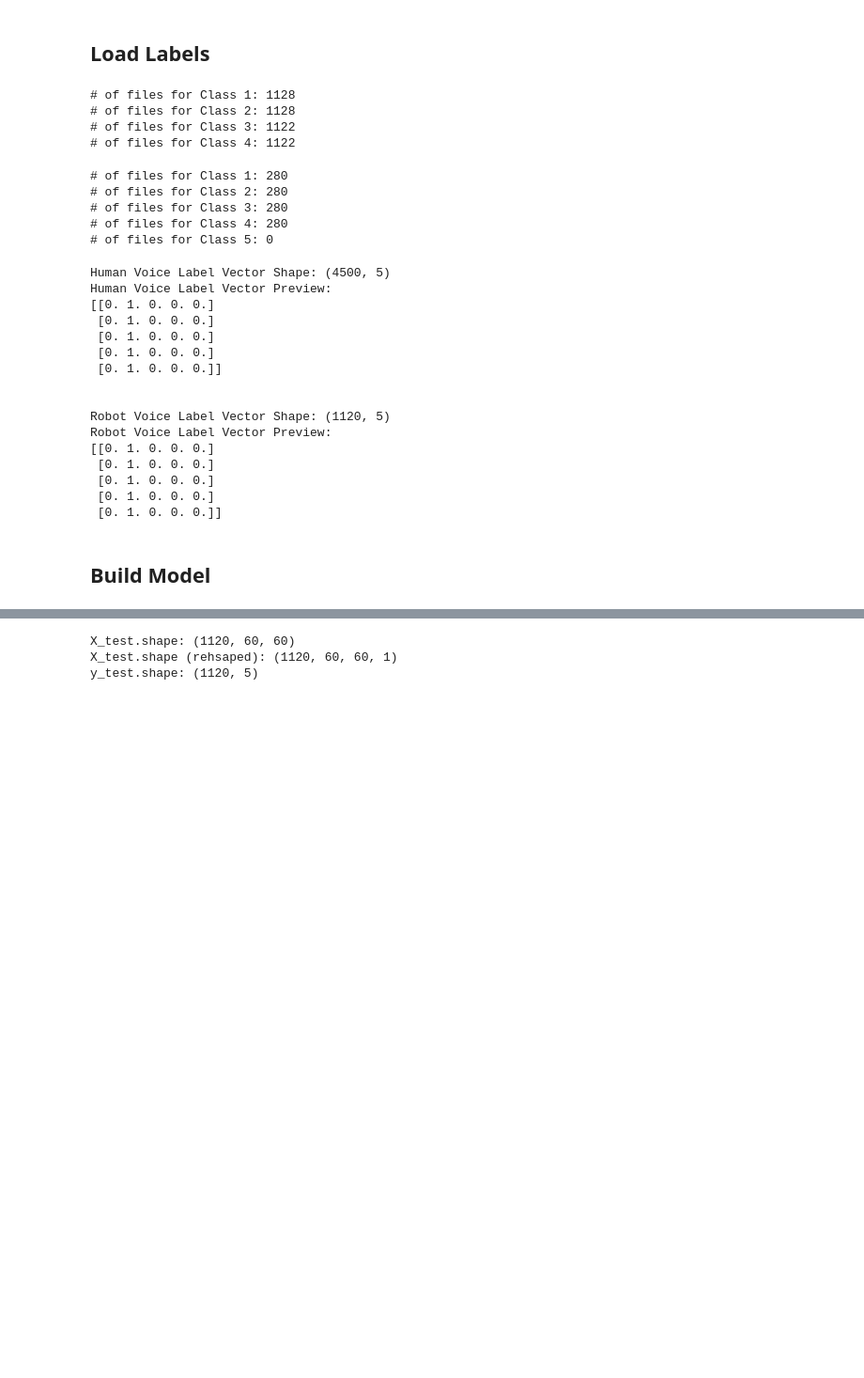
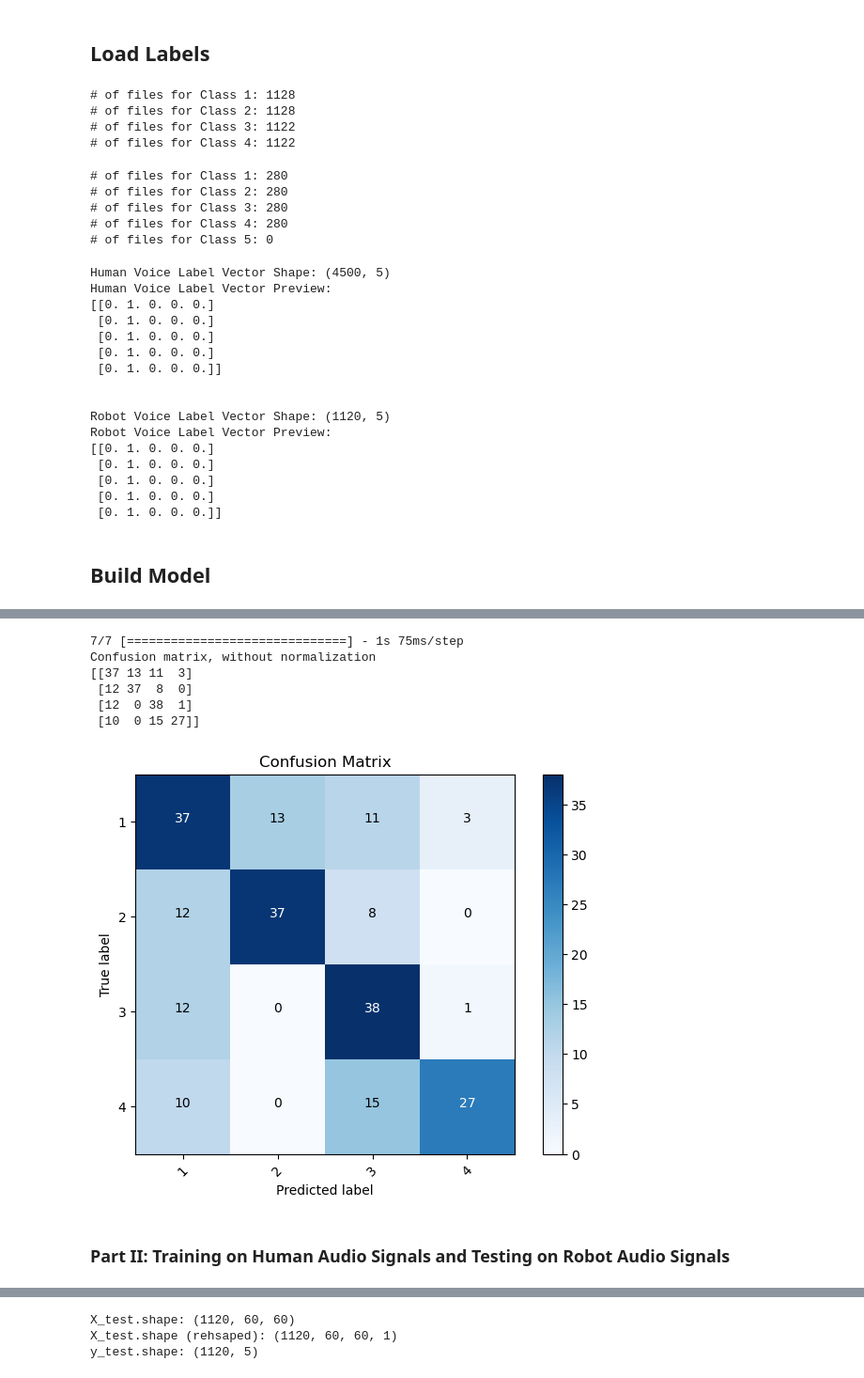
Before and after one commit to charlotteavra/mouth_robot, a Jupyter notebook: mouth_robot_audio_classification.ipynb, the cells around one changed output, grey strips where cells are left out. Shown at 94% size. Cells and saved outputs as stored; diff of their text form; code cells hidden in the pictures; blank space fills up the shorter version.

```diff
--- a/mouth_robot_audio_classification.ipynb
+++ b/mouth_robot_audio_classification.ipynb
@@ -348,0 +336,12 @@ plt.show()
+# %%
+# predicted and true labels
+import sklearn.metrics as metrics
+
+y_pred = model.predict(X_test_r).ravel()
+y_pred_ohe = model.predict(X_test_r)
+y_pred_labels = np.argmax(y_pred_ohe, axis=1)  # only necessary if output has one-hot-encoding, shape=(n_samples)
+
+y_true_labels = np.argmax(y_test_r, axis=1)
+
+print(f'y_pred_labels.shape: {y_pred_labels.shape}')
+print(f'y_true_labels.shape: {y_true_labels.shape}')
@@ -348,0 +353,61 @@ plt.show()
+# %%
+# consusion matrix
+import itertools
+import matplotlib.pyplot as plt
+import numpy as np
+from sklearn.metrics import confusion_matrix
+
+y_pred = model.predict(X_test_r).ravel()
+
+y_true_labels = np.argmax(y_test_r, axis=1)
+
+def plot_confusion_matrix(cm, classes,
+                          normalize=False,
+                          title='Confusion matrix',
+                          cmap=plt.cm.Blues):
+    """
+    This function prints and plots the confusion matrix.
+    Normalization can be applied by setting `normalize=True`.
+    """
+    if normalize:
+        cm = cm.astype('float') / cm.sum(axis=1)[:, np.newaxis]
+        print("Normalized confusion matrix")
+    else:
+        print('Confusion matrix, without normalization')
+
+    print(cm)
+
+    plt.imshow(cm, interpolation='nearest', cmap=cmap)
+    plt.title(title)
+    plt.colorbar()
+    tick_marks = np.arange(len(classes))
+    plt.xticks(tick_marks, classes, rotation=45)
+    plt.yticks(tick_marks, classes)
+
+    fmt = '.2f' if normalize else 'd'
+    thresh = cm.max() / 2.
+    for i, j in itertools.product(range(cm.shape[0]), range(cm.shape[1])):
+        plt.text(j, i, format(cm[i, j], fmt),
+                 horizontalalignment="center",
+                 color="white" if cm[i, j] > thresh else "black")
+
+    plt.tight_layout()
+    plt.ylabel('True label')
+    plt.xlabel('Predicted label')
+
+cm = confusion_matrix(y_true_labels, y_pred_labels)
+np.set_printoptions(precision=2)
+
+plt.figure()
+plot_confusion_matrix(cm, classes=[1, 2, 3, 4],
+                      title='Confusion Matrix')
+# %% [output]
+7/7 [==============================] - 1s 75ms/step
+Confusion matrix, without normalization
+[[37 13 11  3]
+ [12 37  8  0]
+ [12  0 38  1]
+ [10  0 15 27]]
+[figure, added]
+# %% [markdown]
+### Part II: Training on Human Audio Signals and Testing on Robot Audio Signals
```
Also changed, not shown: parts of 26 cells of this notebook, 3 other files.
